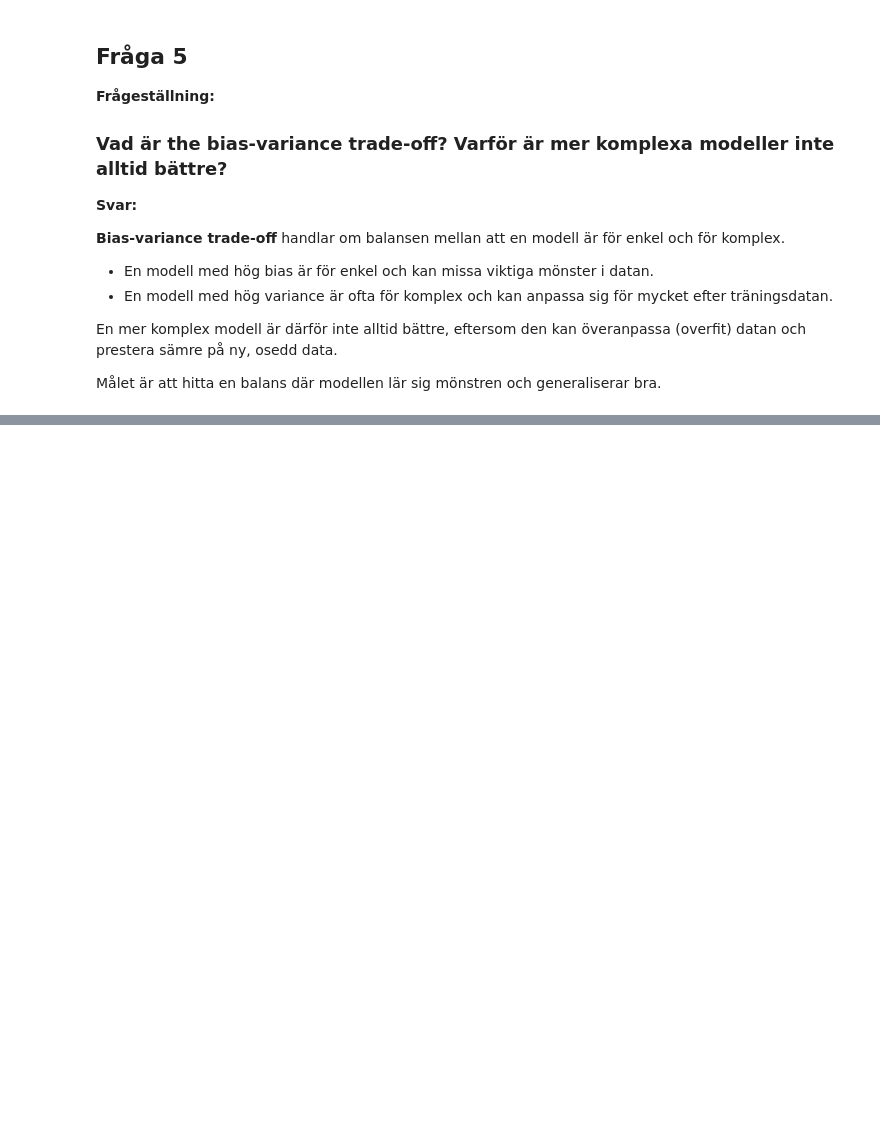
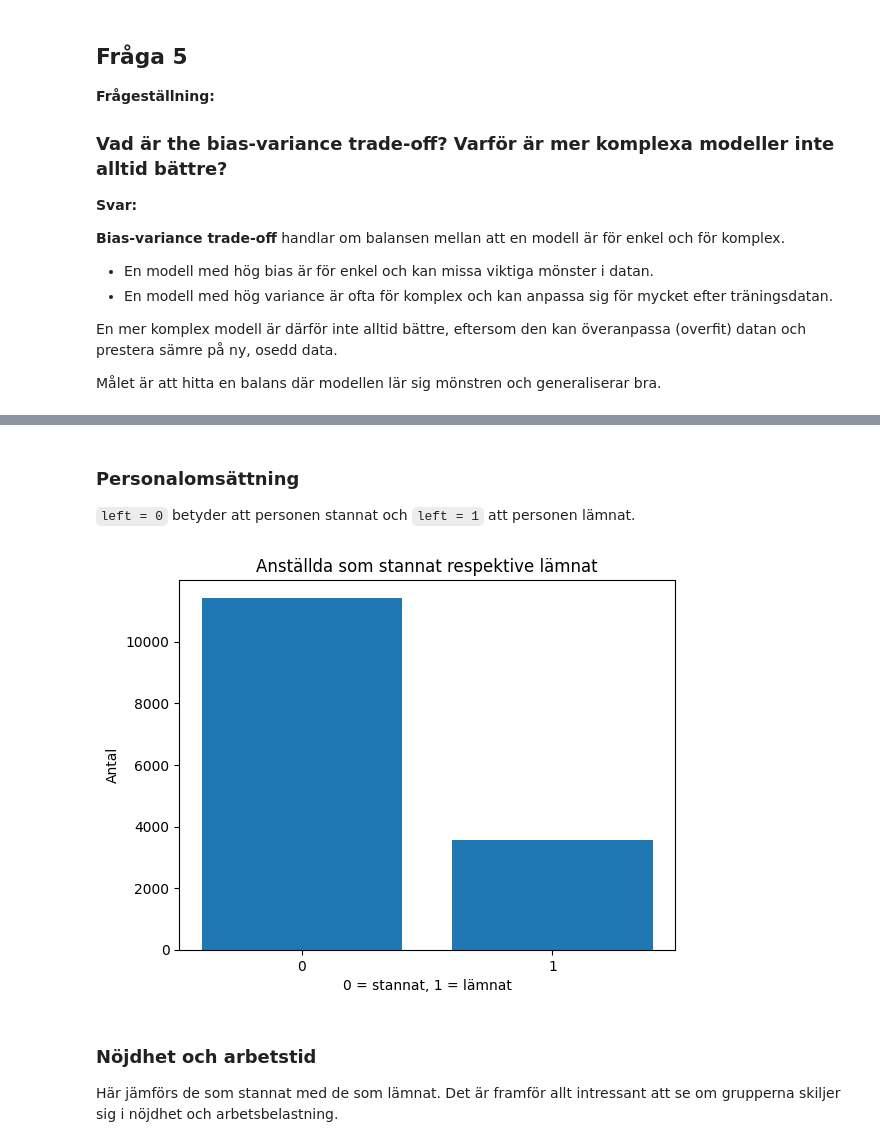
Before and after one commit to Mezea11/ai-ml-kurs-del-1, a Jupyter notebook: chapter_03_regression/chapter_03_regression.ipynb, the cells around one changed output, grey strips where cells are left out. Saved outputs shown, nothing was run; the diff lists cells and outputs as text; code cells hidden in the pictures; blank space fills up the shorter version.

Commit message:
Chapter 3 finished: - All exercises finished - Created analysis of employee data - Created ML flow on diamond dataset

```diff
--- a/chapter_03_regression/chapter_03_regression.ipynb
+++ b/chapter_03_regression/chapter_03_regression.ipynb
@@ -221,0 +263,7 @@ Generellt gäller att mer komplexa modeller ofta är svårare att förklara.
+# %%
+hr_path = Path("chapter_03_regression/data/hr_employee_data.xlsx")
+if not hr_path.exists():
+    hr_path = Path("data/hr_employee_data.xlsx")
+
+df_hr = pd.read_excel(hr_path)
+df_hr.head()
@@ -221,0 +304,18 @@ Generellt gäller att mer komplexa modeller ofta är svårare att förklara.
+# %% [markdown]
+### Personalomsättning
+
+`left = 0` betyder att personen stannat och `left = 1` att personen lämnat.
+# %%
+left_counts = df_hr["left"].value_counts().sort_index()
+
+plt.bar(left_counts.index.astype(str), left_counts.values)
+plt.title("Anställda som stannat respektive lämnat")
+plt.xlabel("0 = stannat, 1 = lämnat")
+plt.ylabel("Antal")
+plt.show()
+# %% [output]
+[figure, added]
+# %% [markdown]
+### Nöjdhet och arbetstid
+
+Här jämförs de som stannat med de som lämnat. Det är framför allt intressant att se om grupperna skiljer sig i nöjdhet och arbetsbelastning.
```
Also changed, not shown: parts of 54 cells of this notebook, 4 other files.
